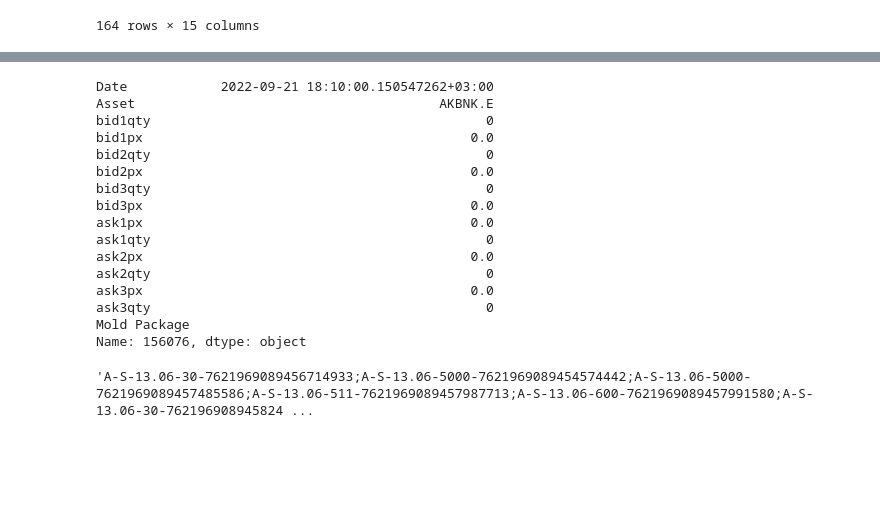
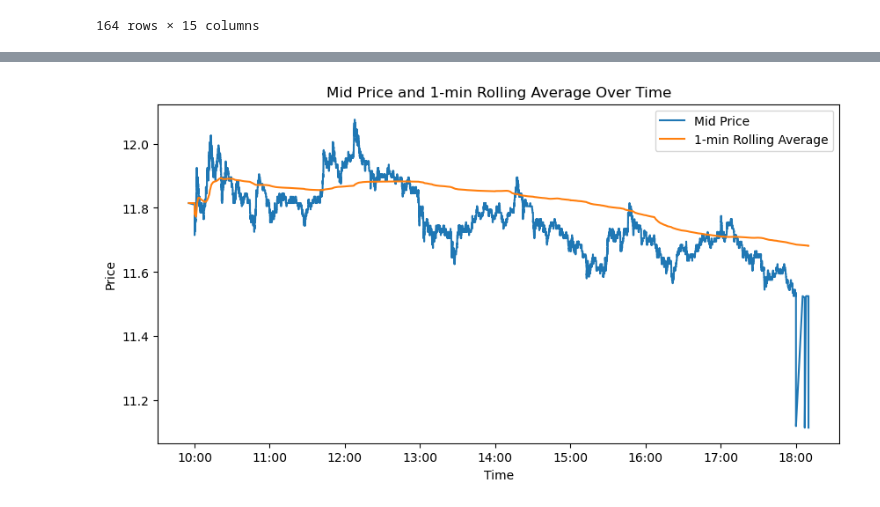
Before and after one commit to personaljss/sampleProj, a Jupyter notebook: main.ipynb, the cells around one changed output, grey strips where cells are left out. Drawn from its saved outputs; the diff is of its cells as text; code cells hidden in the pictures; blank space fills up the shorter version.

```diff
--- a/main.ipynb
+++ b/main.ipynb
@@ -97,23 +83,39 @@ lob_snaps.iloc[1000:1010]
-# %%
-lob_snaps.iloc[-1]
-# %% [output]
-Date            2022-09-21 18:10:00.150547262+03:00
-Asset                                       AKBNK.E
-bid1qty                                           0
-bid1px                                          0.0
-bid2qty                                           0
-bid2px                                          0.0
-bid3qty                                           0
-bid3px                                          0.0
-ask1px                                          0.0
-ask1qty                                           0
-ask2px                                          0.0
-ask2qty                                           0
-ask3px                                          0.0
-ask3qty                                           0
-Mold Package
-Name: 156076, dtype: object
-# %%
-lob_snaps.iloc[-2]['Mold Package']
-# %% [output]
-'A-S-13.06-30-7621969089456714933;A-S-13.06-5000-7621969089454574442;A-S-13.06-5000-7621969089457485586;A-S-13.06-511-7621969089457987713;A-S-13.06-600-7621969089457991580;A-S-13.06-30-762196908945824 ...
+# %%
+# Create a copy of the filtered DataFrame
+lob_snaps_filtered = lob_snaps_filtered.copy()
+
+# Set the index to the 'Date' column
+lob_snaps_filtered.set_index('Date', inplace=True)
+
+# Calculate the rolling mean (moving average) over a 1-minute window
+lob_snaps_filtered['midpx_60s_avg'] = lob_snaps_filtered['midpx'].rolling('240T').mean()
+
+# Reset the index
+lob_snaps_filtered.reset_index(inplace=True)
+# %%
+import matplotlib.dates as mdates
+import pytz
+
+# Determine the time zone
+istanbul_tz = pytz.timezone('Europe/Istanbul')
+
+# Plot
+fig, ax = plt.subplots(figsize=(10,5))
+
+# Plot the original mid prices
+ax.plot(lob_snaps_filtered['Date'], lob_snaps_filtered['midpx'], label='Mid Price')
+
+# Plot the rolling average
+ax.plot(lob_snaps_filtered['Date'], lob_snaps_filtered['midpx_60s_avg'], label='1-min Rolling Average')
+
+# Set the time format
+ax.xaxis.set_major_formatter(mdates.DateFormatter('%H:%M', tz=istanbul_tz))
+
+plt.title('Mid Price and 1-min Rolling Average Over Time')
+plt.xlabel('Time')
+plt.ylabel('Price')
+plt.legend(loc='best')  # Add a legend
+
+plt.show()
+# %% [output]
+[figure, added]
```
Also changed, not shown: parts of 3 cells of this notebook, 1 other file.
